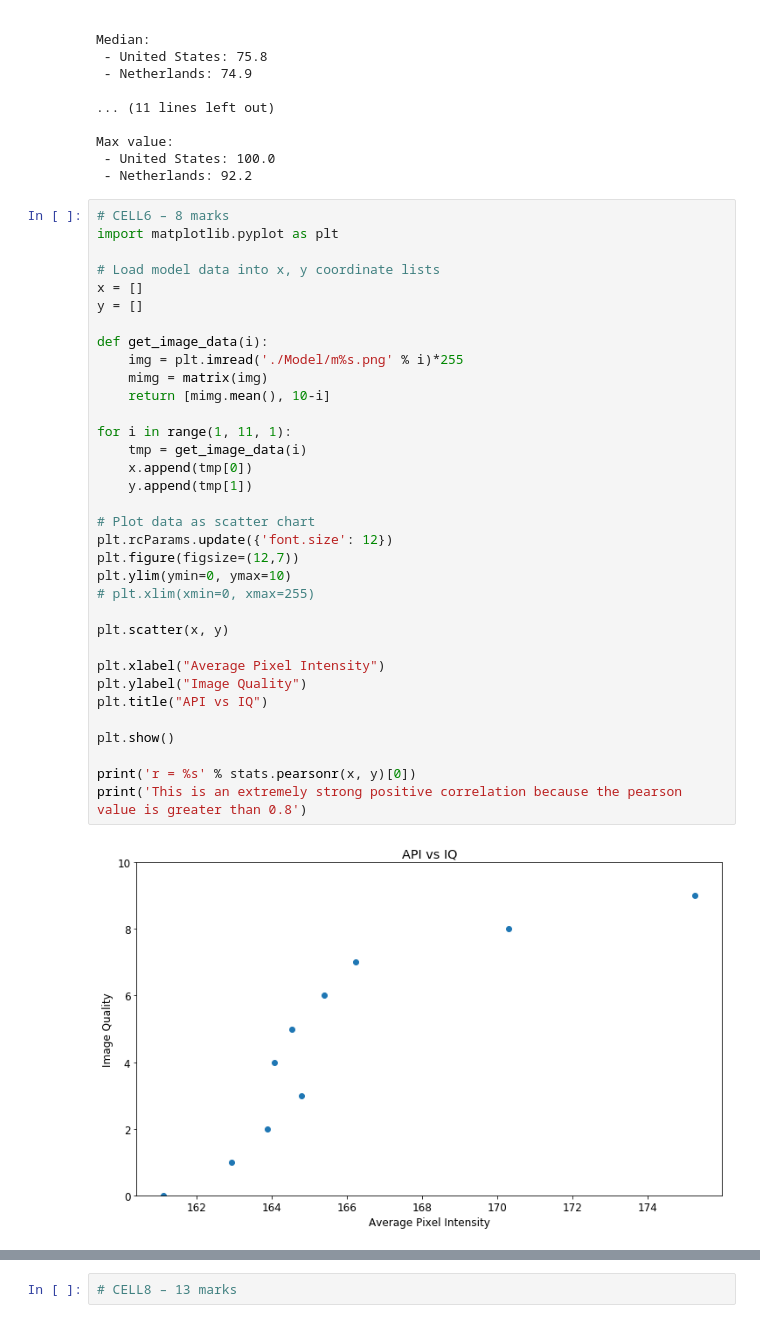
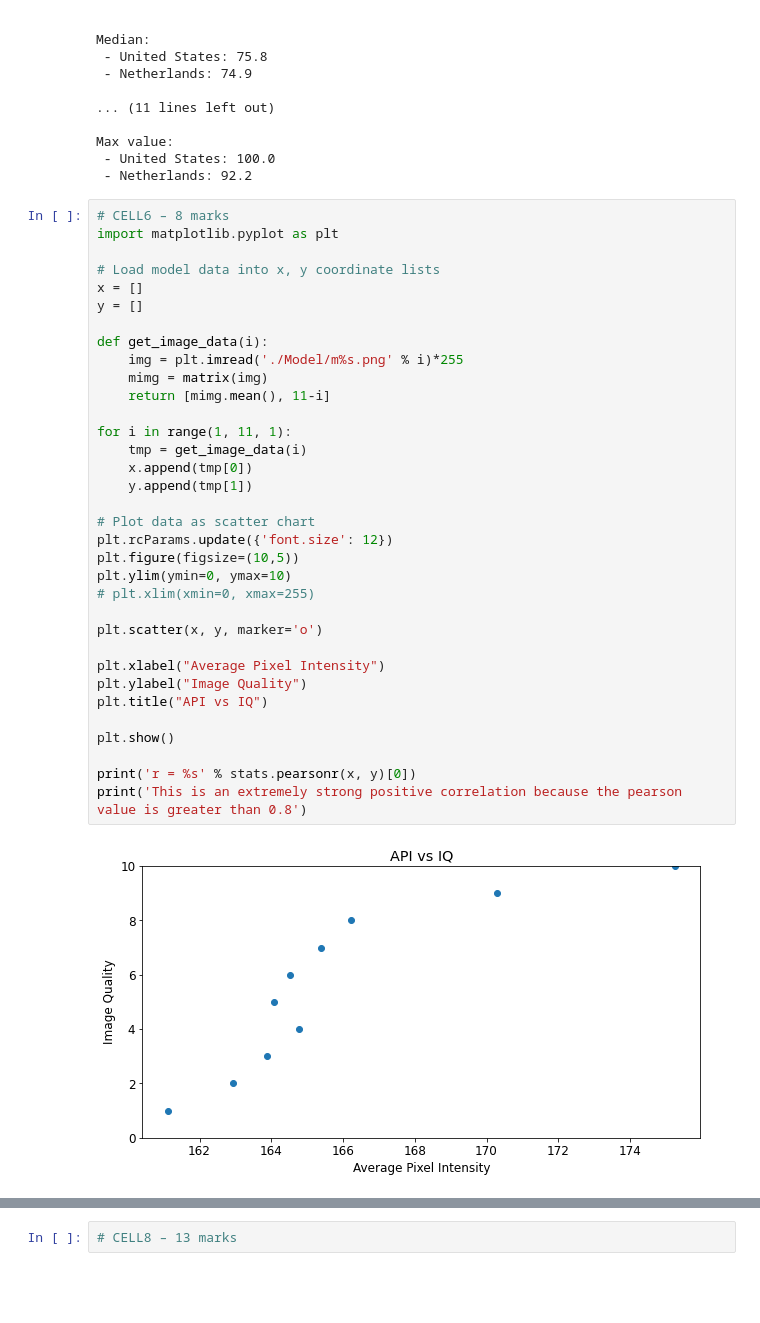
Before and after one commit to jake-cryptic/cm2105, a Jupyter notebook: cw_1931370_2.ipynb, the cells around one changed output, grey strips where cells are left out. Cells and saved outputs as stored; diff of their text form; blank space fills up the shorter version.

```diff
--- a/cw_1931370_2.ipynb
+++ b/cw_1931370_2.ipynb
@@ -170,34 +170,34 @@ Max value:
 import matplotlib.pyplot as plt
 
 # Load model data into x, y coordinate lists
 x = []
 y = []
 
 def get_image_data(i):
     img = plt.imread('./Model/m%s.png' % i)*255
     mimg = matrix(img)
-    return [mimg.mean(), 10-i]
+    return [mimg.mean(), 11-i]
 
 for i in range(1, 11, 1):
     tmp = get_image_data(i)
     x.append(tmp[0])
     y.append(tmp[1])
 
 # Plot data as scatter chart
 plt.rcParams.update({'font.size': 12})
-plt.figure(figsize=(12,7))
+plt.figure(figsize=(10,5))
 plt.ylim(ymin=0, ymax=10)
 # plt.xlim(xmin=0, xmax=255)
 
-plt.scatter(x, y)
+plt.scatter(x, y, marker='o')
 
 plt.xlabel("Average Pixel Intensity")
 plt.ylabel("Image Quality")
 plt.title("API vs IQ")
 
 plt.show()
 
 print('r = %s' % stats.pearsonr(x, y)[0])
 print('This is an extremely strong positive correlation because the pearson value is greater than 0.8')
 # %% [output]
-[figure, old version]
+[figure, new version]
```
Also changed, not shown: parts of 2 cells of this notebook.
